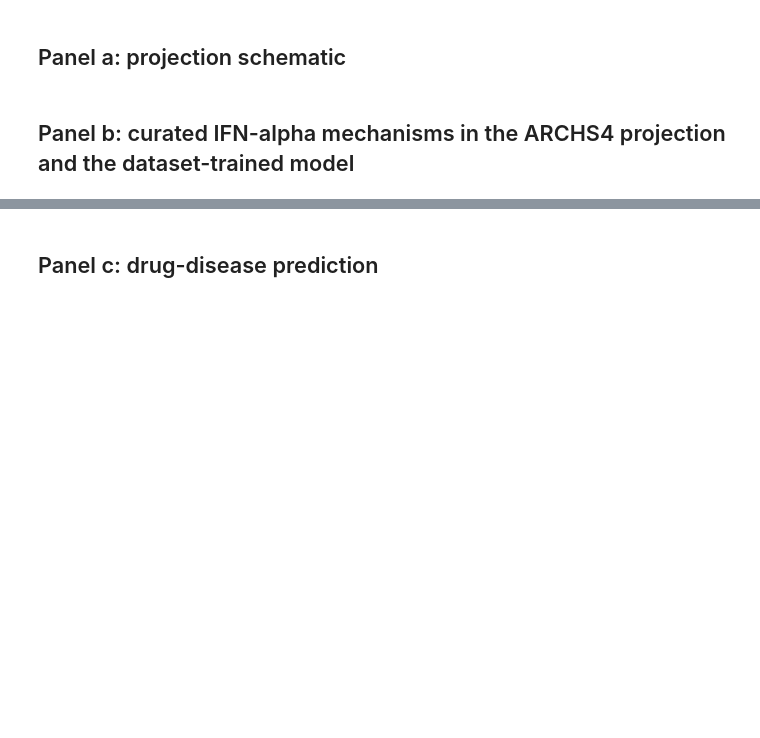
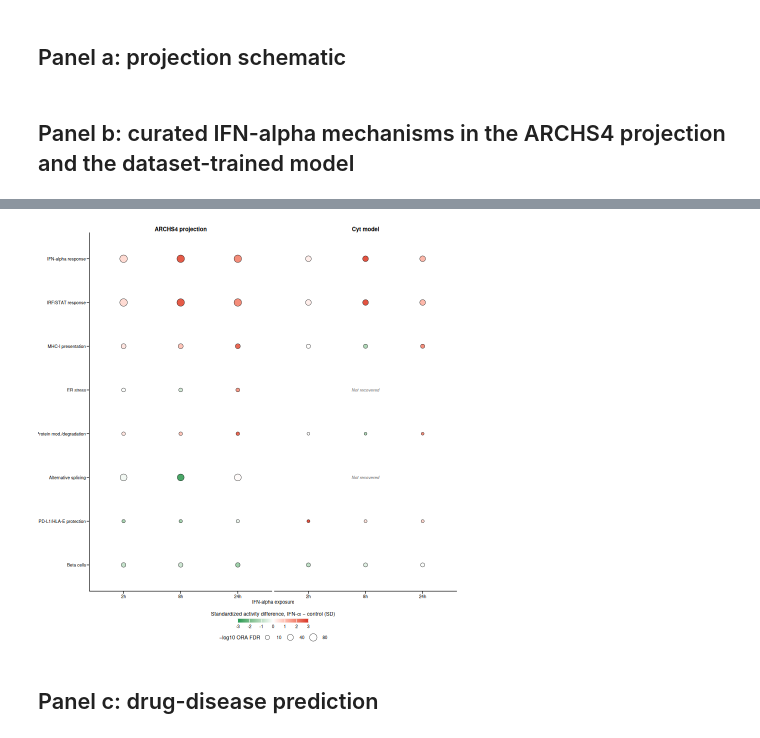
Before and after one commit to miltondp/clamp-analyses, a Jupyter notebook: nbs/99_panels/fig4.executed.ipynb, the cells around one changed output, grey strips where cells are left out. Drawn from its saved outputs; the diff is of its cells as text; code cells hidden in the pictures; blank space fills up the shorter version.

```diff
--- a/nbs/99_panels/fig4.executed.ipynb
+++ b/nbs/99_panels/fig4.executed.ipynb
@@ -183,3 +89,58 @@ TableGrob (38 x 32) "layout": 53 grobs
+# %%
+agg_dir <- file.path(DATA_DIR, "03_projections", "aggregate")
+dataset_b <- "cyt_ifna_GSE133218"
+mechanisms <- fread(here("workflow/config/cytokine_mechanisms.csv"), na.strings = "")
+hits <- fread(file.path(agg_dir, "lv_pathway_hits_long.csv"))[dataset == dataset_b]
+curated <- merge(mechanisms, hits[, .(model, module = LV, gene_set = term, ora_fdr = p.adjust)],
+                 by = c("model", "module", "gene_set"), all.x = TRUE, sort = FALSE)
+curated <- curated[order(match(label, unique(mechanisms$label)), model),
+                   .(mechanism = label, model, LV = module, gene_set, ora_fdr)]
+stopifnot(curated[!is.na(LV), !anyNA(ora_fdr)])
+curated[, `:=`(dataset = dataset_b, recovered = !is.na(LV))]
+fwrite(curated, file.path(source_dir, "b_curated_mechanisms.csv"))
+
+proj_root <- here("output/01_model_building/02_archs4/03_projections", dataset_b)
+samples <- fread(file.path(proj_root, "prepared/samples.csv"))
+b_files <- c(ARCHS4 = file.path(proj_root, "models/ARCHS4/B.csv"), local = file.path(proj_root, "models/local/CLAMPfull/B.csv"))
+contrasts <- c("2h", "8h", "24h")
+z_effect <- rbindlist(lapply(names(b_files), function(m) {
+  b <- fread(b_files[[m]])
+  setnames(b, 1, "LV")
+  b <- melt(b[LV %chin% curated[model == m & recovered == TRUE, LV]], id.vars = "LV", variable.name = "sample", value.name = "b")
+  b[, z := (b - mean(b)) / sd(b), by = LV]
+  b <- merge(b, samples[, .(sample, condition, timepoint)], by = "sample")
+  b[, .(z_effect = mean(z[condition == "IFNa"]) - mean(z[condition == "Control"])), by = .(LV, contrast = timepoint)][, model := m]
+}))
+model_labels <- c(ARCHS4 = "ARCHS4 projection", local = "Cyt model")
+pts <- merge(curated[recovered == TRUE], z_effect, by = c("model", "LV"), allow.cartesian = TRUE)
+fwrite(pts, file.path(source_dir, "b_mechanism_points.csv"))
+mech_levels <- rev(unique(curated$mechanism))
+pts[, `:=`(mechanism = factor(mechanism, levels = mech_levels), contrast = factor(contrast, levels = contrasts),
+           model = factor(model_labels[model], levels = model_labels))]
+missing <- curated[recovered == FALSE]
+missing[, `:=`(mechanism = factor(mechanism, levels = mech_levels), model = factor(model_labels[model], levels = model_labels),
+               contrast = factor("8h", levels = contrasts))]
+lim <- ceiling(max(abs(pts$z_effect)) * 2) / 2
+plot_b <- ggplot(pts, aes(contrast, mechanism)) +
+  geom_point(aes(size = -log10(pmax(ora_fdr, 1e-300)), fill = z_effect), shape = 21, stroke = .2) +
+  geom_text(data = missing, aes(contrast, mechanism), label = "Not recovered", inherit.aes = FALSE, size = 5 / .pt,
+            colour = "grey40", fontface = "italic") +
+  facet_wrap(~model, nrow = 1) +
+  scale_size_continuous(range = c(1.2, 3.8), name = "−log10 ORA FDR", breaks = c(10, 40, 80), guide = guide_legend(order = 2)) +
+  scale_fill_gradient2(low = "#1a9850", mid = "white", high = "#d73027", limits = c(-lim, lim),
+                       name = "Standardized activity difference, IFN-α − control (SD)",
+                       guide = guide_colourbar(order = 1, title.position = "top", title.hjust = 0.5, barwidth = unit(30, "mm"),
+                                               barheight = unit(1.6, "mm"))) +
+  scale_x_discrete(drop = FALSE) +
+  scale_y_discrete(drop = FALSE) +
+  labs(x = "IFN-alpha exposure", y = NULL) +
+  theme_nm() +
+  theme(legend.position = "bottom", legend.box = "vertical", legend.key.height = unit(1.6, "mm"),
+        legend.key.width = unit(6, "mm"), legend.spacing.y = unit(0, "mm"), strip.background = element_blank(),
+        strip.text = element_text(size = 6.5, face = "bold"), legend.title = element_text(size = 6))
+print(plot_b)
+# %% [output]
+[figure, added]
 # %% [markdown]
 ## Panel c: drug-disease prediction
 # %%
```
Also changed, not shown: parts of 6 cells of this notebook, 19 other files.
